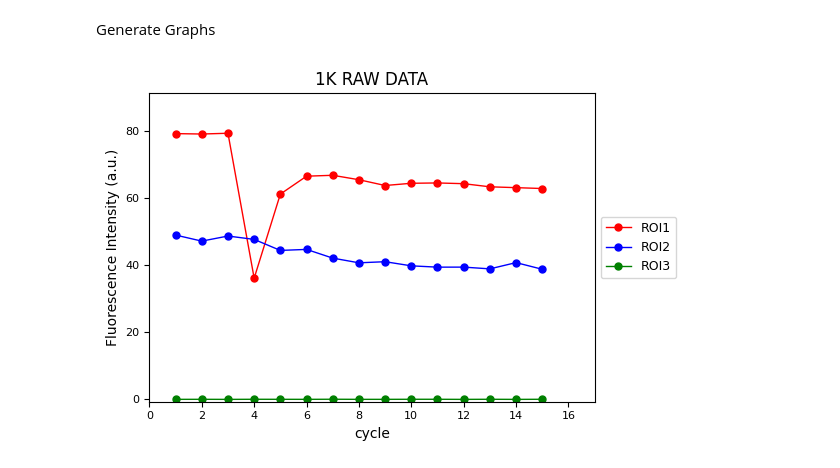
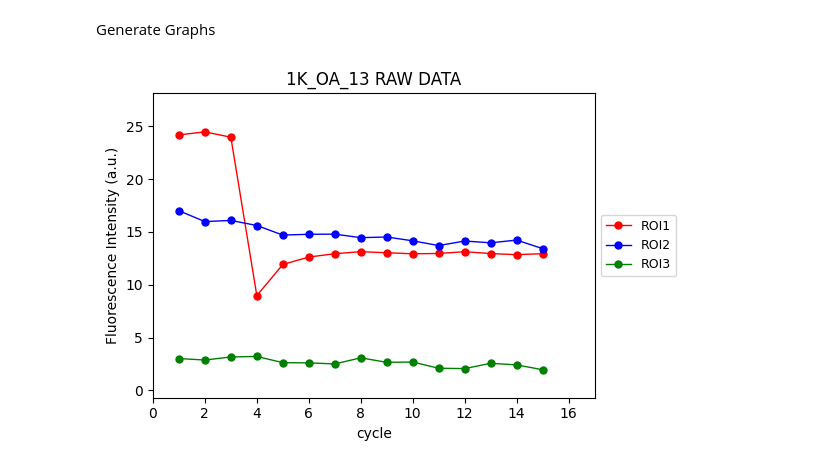
Before and after one commit to eleannakara/Kara-Lab, a Jupyter notebook: synuclein_inclusion_biogenesis_2024/image_analysis/FRAP/FRAP_analysis.ipynb, the cells around one changed output. Cells and saved outputs as stored; diff of their text form; code cells hidden in the pictures.

```diff
--- a/synuclein_inclusion_biogenesis_2024/image_analysis/FRAP/FRAP_analysis.ipynb
+++ b/synuclein_inclusion_biogenesis_2024/image_analysis/FRAP/FRAP_analysis.ipynb
@@ -257,39 +297,32 @@ fit_df.to_excel("Fit curve.xlsx", index=False)
 # %% [markdown]
 Generate Graphs
 # %%
-df = pd.read_excel("analysis.xlsx")
+df = pd.read_excel(f"{IMAGE_NAME}_analysis.xlsx")
 
+df["cycle"] = pd.to_numeric(df["cycle"], errors="coerce")
+df["ROI1"]  = pd.to_numeric(df["ROI1"],  errors="coerce")
+df["ROI2"]  = pd.to_numeric(df["ROI2"],  errors="coerce")
+df["ROI3"]  = pd.to_numeric(df["ROI3"],  errors="coerce")
 
-# Get all rows from the first 4 columns
 df = df.iloc[:, :4]
 df.columns = ["cycle", "ROI1", "ROI2", "ROI3"]
 
-# Create plot
-plt.figure(figsize=(6, 4))
-
-# Plot each ROI with matching color, marker, and size
-plt.plot(df["cycle"], df["ROI1"], marker='o', markersize=5, color='red', label='ROI1', linewidth=1)
-plt.plot(df["cycle"], df["ROI2"], marker='o', markersize=5, color='blue', label='ROI2', linewidth=1)
-plt.plot(df["cycle"], df["ROI3"], marker='o', markersize=5, color='green', label='ROI3', linewidth=1)
-
-# Axis labels and title
-plt.xlabel("cycle", fontsize=10)
-plt.ylabel("Fluorescence Intensity (a.u.)", fontsize=10)
-plt.title(f"{IMAGE_NAME} RAW DATA", fontsize=12)
-
-# Axes limits and ticks
-plt.xlim(0, df["cycle"].max() + 2)
-plt.ylim(-0.7, df[["ROI1", "ROI2", "ROI3"]].max().max() * 1.15)
-plt.xticks(fontsize=8)
-plt.yticks(fontsize=8)
-
-# Legend styling
-plt.legend(loc='center left', bbox_to_anchor=(1, 0.5), fontsize=9, frameon=True)
-
-# Remove grid, apply tight layout
-plt.grid(False)
-plt.tight_layout()
-plt.show()
+# 1) RAW DATA
+fig1 = plt.figure(figsize=(6,4))
+ax1  = fig1.subplots()
+x_vals = df["cycle"].to_numpy(dtype=float)
+y1     = df["ROI1"].to_numpy(dtype=float)
+y2     = df["ROI2"].to_numpy(dtype=float)
+y3     = df["ROI3"].to_numpy(dtype=float)
+ax1.plot(x_vals, y1, 'o-', label="ROI1", color="red", linewidth=1, markersize=5)
+ax1.plot(x_vals, y2, 'o-', label="ROI2", color="blue", linewidth=1, markersize=5)
+ax1.plot(x_vals, y3, 'o-', label="ROI3", color="green", linewidth=1, markersize=5)
+ax1.set(xlabel="cycle", ylabel="Fluorescence Intensity (a.u.)",
+        title=f"{IMAGE_NAME} RAW DATA",
+        xlim=(0, x_vals.max()+2),
+        ylim=(-0.7, max(y1.max(),y2.max(),y3.max())*1.15))
+ax1.legend(loc="center left", bbox_to_anchor=(1,0.5), fontsize=9)
+fig1.tight_layout()
 # %% [output]
-[figure, old version]
+[figure, new version]
 # %%
```
Also changed, not shown: parts of 13 cells of this notebook.
